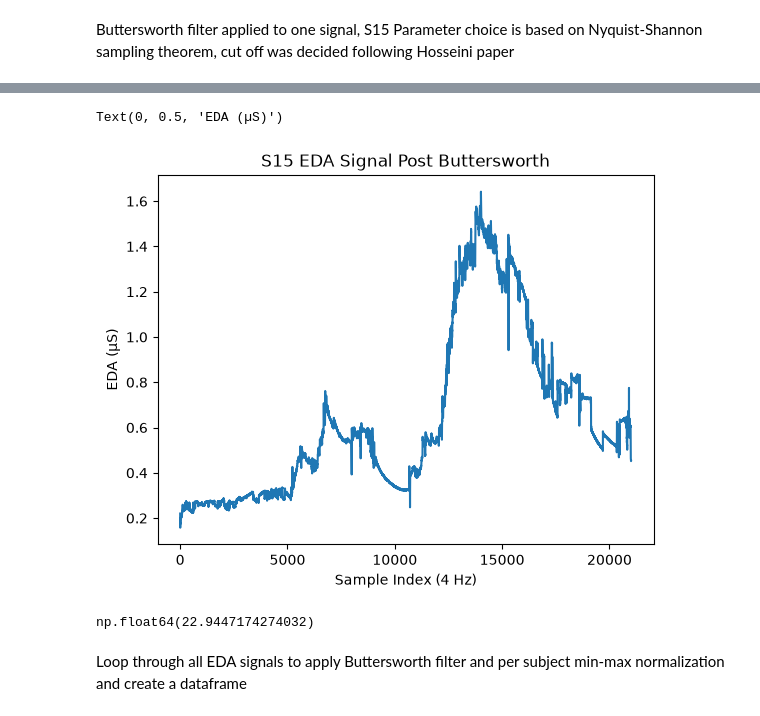
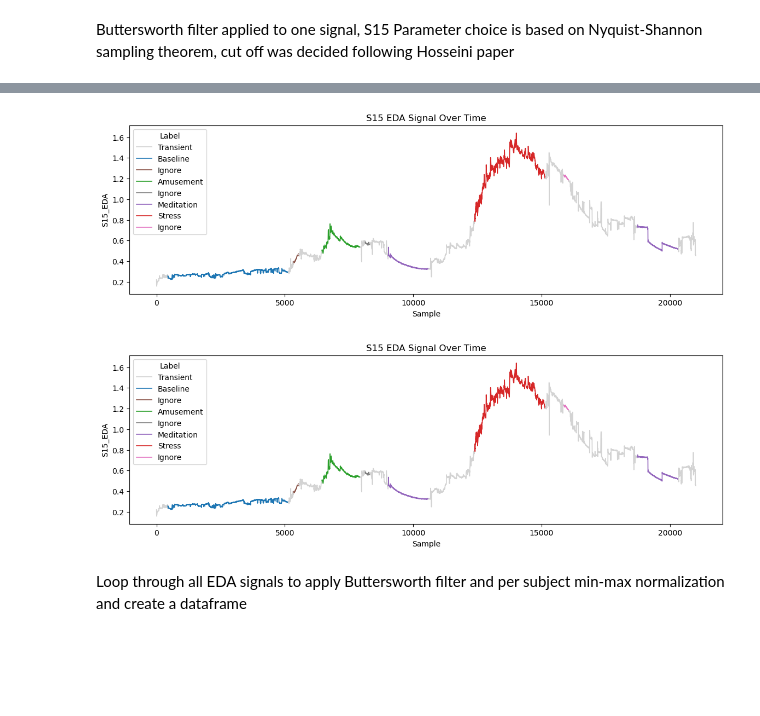
Before and after one commit to SavianViera/EDA_Stress_Prediction_Model, a Jupyter notebook: python_code/Signal_Cleaning.ipynb, the cells around one changed output, grey strips where cells are left out. Drawn from its saved outputs; the diff is of its cells as text; code cells hidden in the pictures; blank space fills up the shorter version.

```diff
--- a/python_code/Signal_Cleaning.ipynb
+++ b/python_code/Signal_Cleaning.ipynb
@@ -71,16 +150,40 @@ Text(0, 0.5, 'EDA (µS)')
-# %%
-# 4. Plot original vs filtered signal
-plt.plot(s15_filtered)
-plt.title("S15 EDA Signal Post Buttersworth")
-plt.xlabel("Sample Index (4 Hz)")
-plt.ylabel("EDA (µS)")
-# %% [output]
-Text(0, 0.5, 'EDA (µS)')
-[figure, removed]
+# %%
+s15_label = s15.iloc[:, 1]
+s15_eda = pd.DataFrame(
+    {"S15_EDA": s15_filtered, "S15_Label": s15_label.values}, index=s15.index
+)
+
+plot_signal_by_label(
+    s15_eda,
+    signal_col="S15_EDA",
+    label_col="S15_Label",
+    title="S15 EDA Signal Over Time",
+    label_names=WESAD_LABELS,
+    label_colors=WESAD_COLORS,
+)
+plt.show()
+# %% [output]
+[figure, added]
+# %%
+s15_label = s15["S15_Label"]
+
+s15_eda_df = pd.DataFrame(
+    {"S15_EDA": s15_filtered, "S15_Label": s15_label.values}, index=s15.index
+)
+
+plot_signal_by_label(
+    s15_eda_df,
+    signal_col="S15_EDA",
+    label_col="S15_Label",
+    title="S15 EDA Signal Over Time",
+    label_names=WESAD_LABELS,
+    label_colors=WESAD_COLORS,
+)
+plt.show()
+# %% [output]
+[figure, added]
 # %%
-np.abs(s15_eda - s15_filtered).sum()
+#np.abs(s15_eda[0] - s15_filtered[0]).sum()
-# %% [output]
-np.float64(22.9447174274032)
 # %% [markdown]
 Loop through all EDA signals to apply Buttersworth filter and per subject min-max normalization and create a dataframe
 # %%
```
Also changed, not shown: parts of 8 cells of this notebook, 7 other files.
